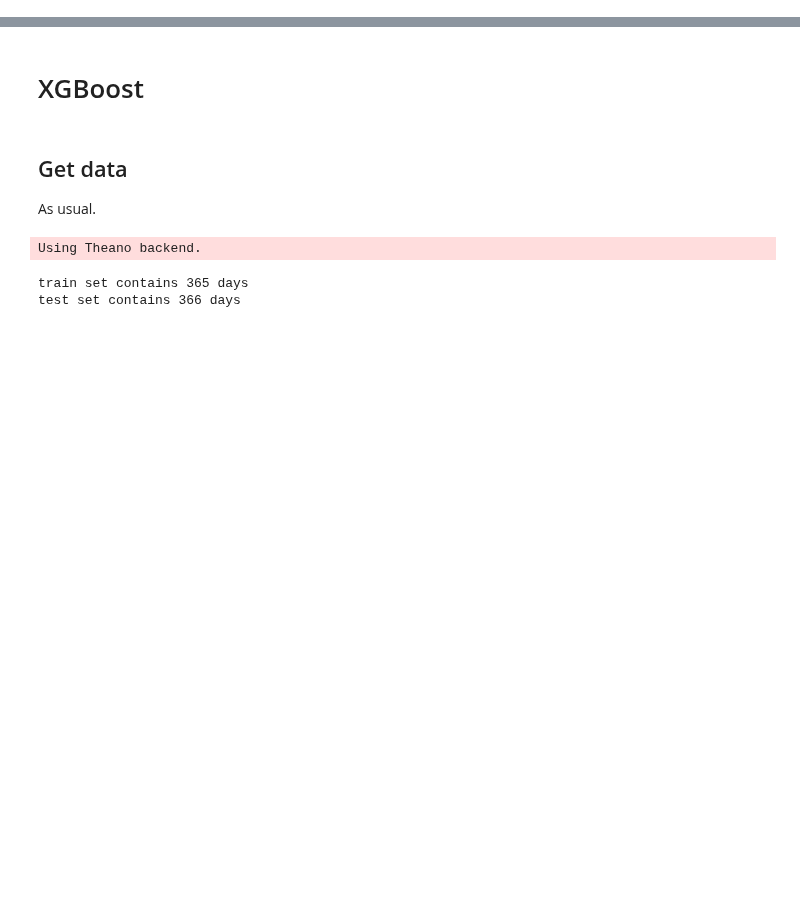
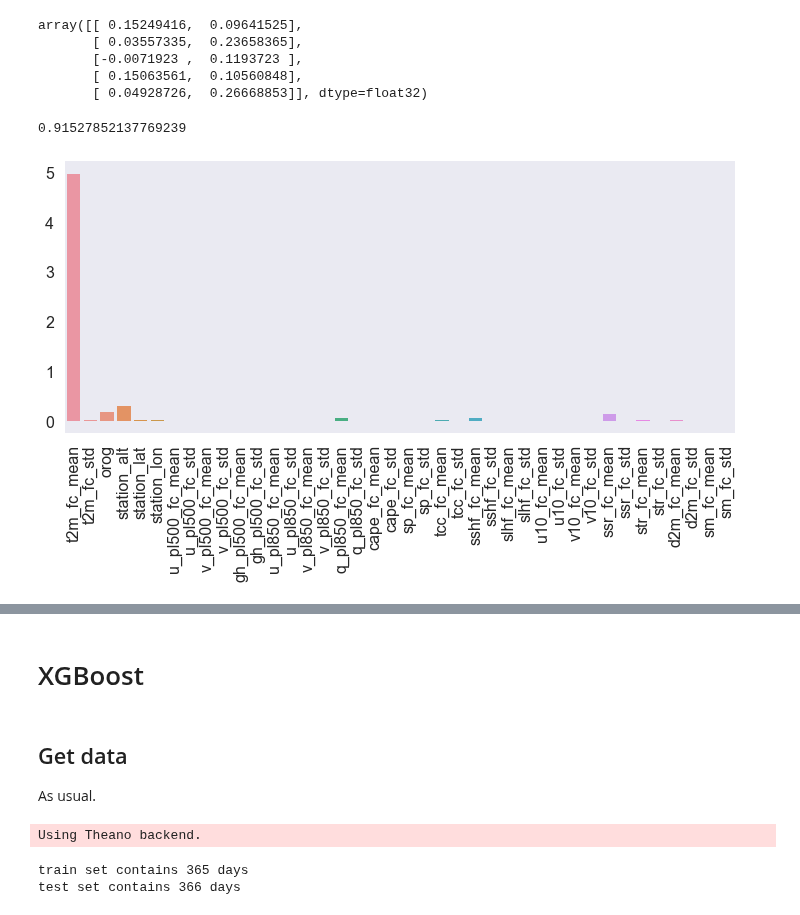
Before and after one commit to slerch/ppnn, a Jupyter notebook: nn_postprocessing/notebooks/feature_importance.ipynb, the cells around one changed output, grey strips where cells are left out. Saved outputs shown, nothing was run; the diff lists cells and outputs as text; code cells hidden in the pictures; blank space fills up the shorter version.

```diff
--- a/nn_postprocessing/notebooks/feature_importance.ipynb
+++ b/nn_postprocessing/notebooks/feature_importance.ipynb
@@ -3,0 +103,27 @@
+# %%
+x_shuf[:, -1] = np.random.permutation(x_shuf[:, -1]); x_shuf[:5, :2]
+# %% [output]
+array([[ 0.15249416,  0.09641525],
+       [ 0.03557335,  0.23658365],
+       [-0.0071923 ,  0.1193723 ],
+       [ 0.15063561,  0.10560848],
+       [ 0.04928726,  0.26668853]], dtype=float32)
+# %%
+aux_fc_model.evaluate(x_shuf, aux_test_set.targets, 4096, 0)
+# %% [output]
+0.91527852137769239
+# %%
+def eval_shuf(m, idx):
+    x_shuf = aux_test_set.features.copy()
+    x_shuf[:, idx] = np.random.permutation(x_shuf[:, idx])
+    return m.evaluate(x_shuf, aux_test_set.targets, 4096, 0)
+# %%
+scores = [eval_shuf(aux_fc_model, i) for i in range(len(aux_test_set.feature_names))]
+# %%
+imp = np.array(scores) - ref_score
+# %%
+fig, ax = plt.subplots(figsize=(12, 5))
+sns.barplot(y=imp, x=aux_test_set.feature_names, ax=ax)
+plt.xticks(rotation=90);
+# %% [output]
+[figure, added]
```
Also changed, not shown: parts of 28 cells of this notebook, 1 other file.
